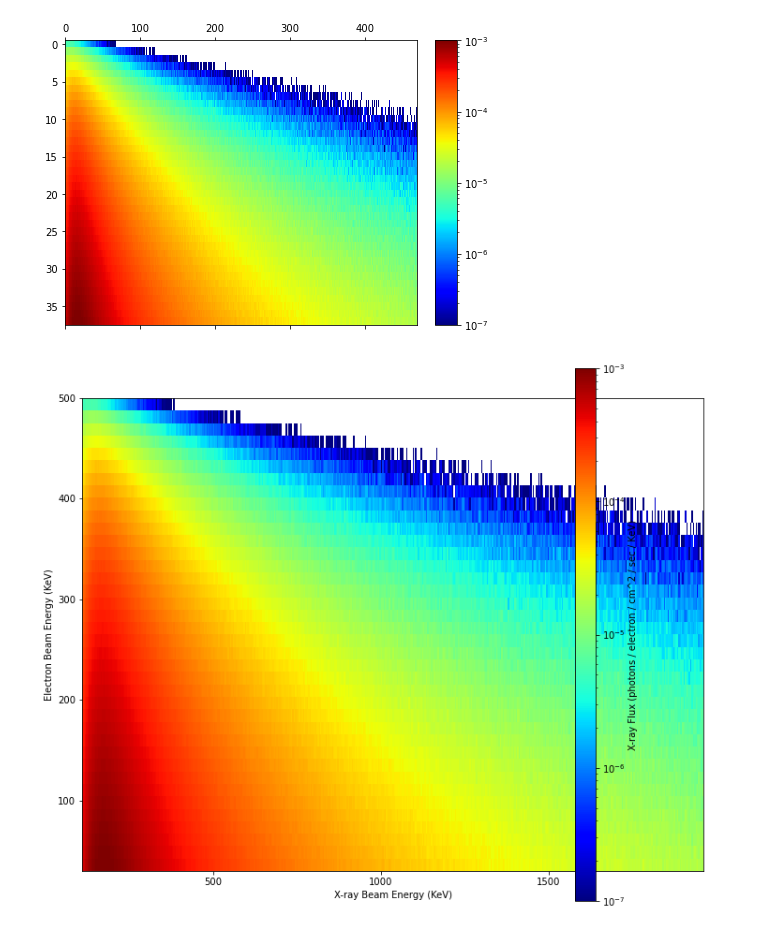
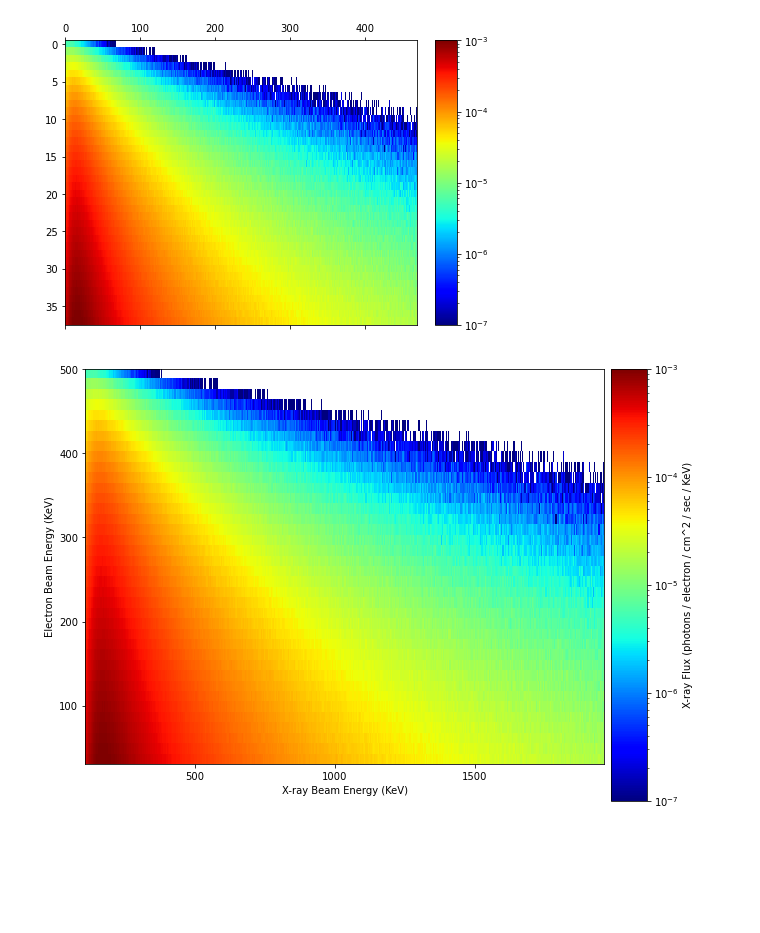
Before and after one commit to mrpatrick1991/thesis, a Jupyter notebook: figures/chapter_4/matrix_scaling_plot/Untitled.ipynb, the cells around one changed output. Cells and saved outputs as stored; diff of their text form; code cells hidden in the pictures; blank space fills up the shorter version.

Commit message:
update figure size

```diff
--- a/figures/chapter_4/matrix_scaling_plot/Untitled.ipynb
+++ b/figures/chapter_4/matrix_scaling_plot/Untitled.ipynb
@@ -119,16 +119,16 @@ def get_binned_matrix(xbinw,ebinw):
     return(R)
 # %%
 f = plt.figure(figsize=(10, 10))
-ax = f.add_axes([0.17, 0.02, .92, 0.79])
-axcolor = f.add_axes([0.90, 0.02, .03, 0.79])
+ax = f.add_axes([0.17, 0.02, .72, 0.79])
+axcolor = f.add_axes([0.90, 0.09, .05, 0.60])
 im = ax.matshow(R.T,extent=[espace[0],espace[-1],xspace[0],xspace[-1]],aspect=3,norm=LogNorm(vmin=1e-7, vmax=1e-3),cmap='jet')
 t = np.logspace(-7,-3,5)
 ax.xaxis.set_ticks_position('bottom')
 cbar = f.colorbar(im, cax=axcolor,ticks=t)
 
 ax.set_xlabel('X-ray Beam Energy (KeV)')
 ax.set_ylabel('Electron Beam Energy (KeV)')
 cbar.ax.set_ylabel('X-ray Flux (photons / electron / cm^2 / sec / KeV)')
 plt.savefig('fig.pdf')
 # %% [output]
-[figure, old version]
+[figure, new version]
```
Also changed, not shown: 1 other file.
